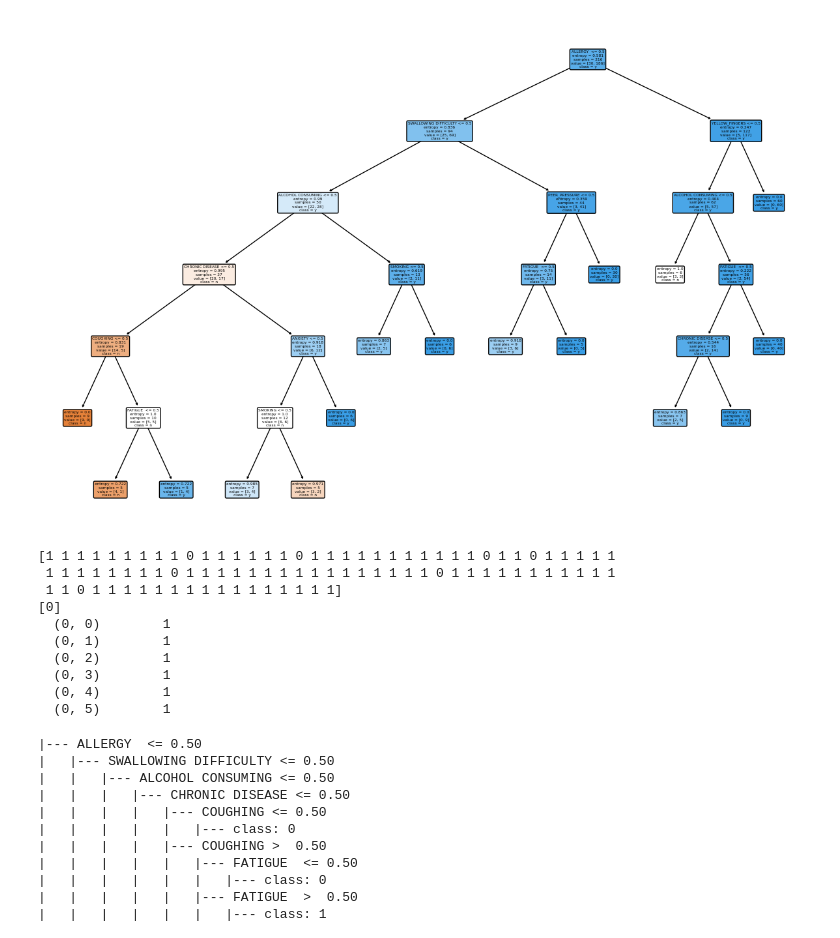
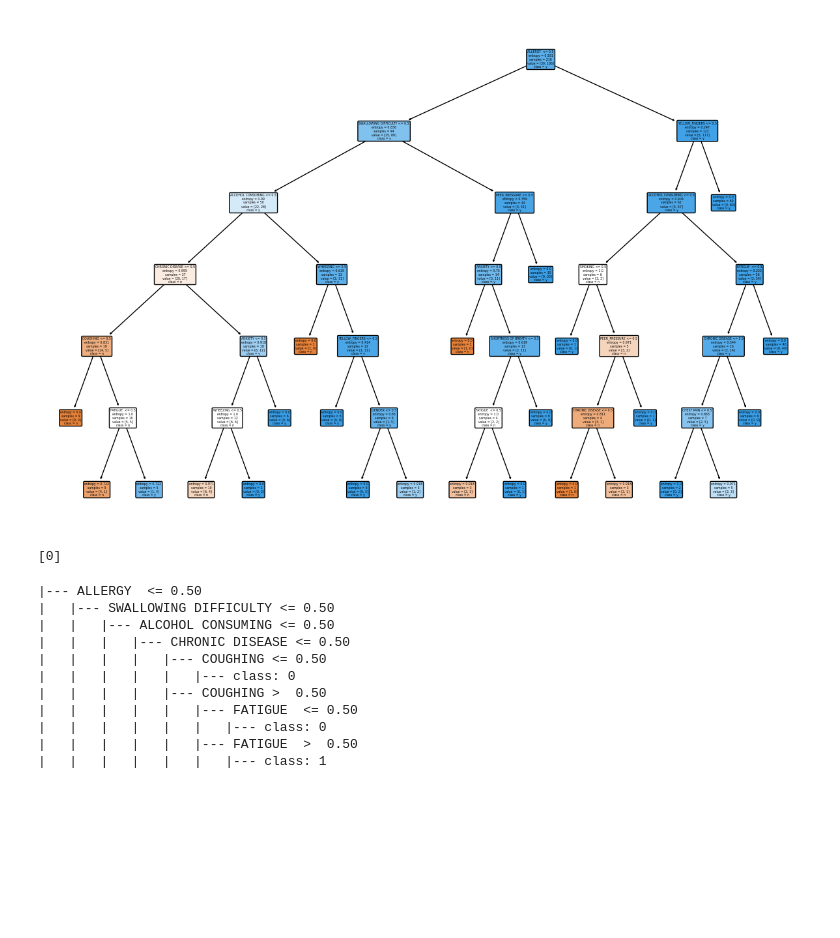
Before and after one commit to livin-joseph/Lung-cancer-analysis, a Jupyter notebook: decisiontree.ipynb, the cells around one changed output. Saved outputs shown, nothing was run; the diff lists cells and outputs as text; code cells hidden in the pictures; blank space fills up the shorter version.

```diff
--- a/decisiontree.ipynb
+++ b/decisiontree.ipynb
@@ -25,36 +25,24 @@ data['LUNG_CANCER']=le.fit_transform(data['LUNG_CANCER'])
 # %%
 from sklearn.model_selection import train_test_split
 from sklearn.tree import DecisionTreeClassifier,plot_tree,export_text
 import numpy as np
 import matplotlib.pyplot as plt
 
 factors=pd.DataFrame(np.concatenate((np.array(data.values[:,0]).reshape(-1,1),np.array(data.values[:,2:15])),axis=1))
 fact_columns=[i for i in list(data.columns)]
 fact_columns.remove('AGE')
 fact_columns.remove('LUNG_CANCER')
-#print(fact_columns)
 target=data.values[:,15]
 train_x,test_x,train_y,test_y=train_test_split(factors,target,test_size=0.3,random_state=100)
-dt=DecisionTreeClassifier(criterion="entropy",random_state=100,max_depth=14,min_samples_leaf=5)
+dt=DecisionTreeClassifier(criterion="entropy",random_state=100,max_depth=6)
 dt.fit(train_x,train_y)
 plt.figure(figsize=(15,10))
 plot_tree(dt, filled=True, feature_names=fact_columns, class_names=['n','y'], rounded=True)
 plt.show()
-print(dt.predict(test_x))
 test=[[1,0,0,1,1,0,1,0,0,0,0,0,0,0]]
 print(dt.predict(test))
-print(dt.decision_path(test))
 # %% [output]
-[figure, old version]
+[figure, new version]
-[1 1 1 1 1 1 1 1 1 0 1 1 1 1 1 1 0 1 1 1 1 1 1 1 1 1 1 1 0 1 1 0 1 1 1 1 1
- 1 1 1 1 1 1 1 1 0 1 1 1 1 1 1 1 1 1 1 1 1 1 1 1 1 0 1 1 1 1 1 1 1 1 1 1 1
- 1 1 0 1 1 1 1 1 1 1 1 1 1 1 1 1 1 1 1]
 [0]
-  (0, 0)        1
-  (0, 1)        1
-  (0, 2)        1
-  (0, 3)        1
-  (0, 4)        1
-  (0, 5)        1
 # %%
 tree_text = export_text(dt, feature_names=fact_columns)
```
Also changed, not shown: parts of 1 cell of this notebook, 3 other files.
